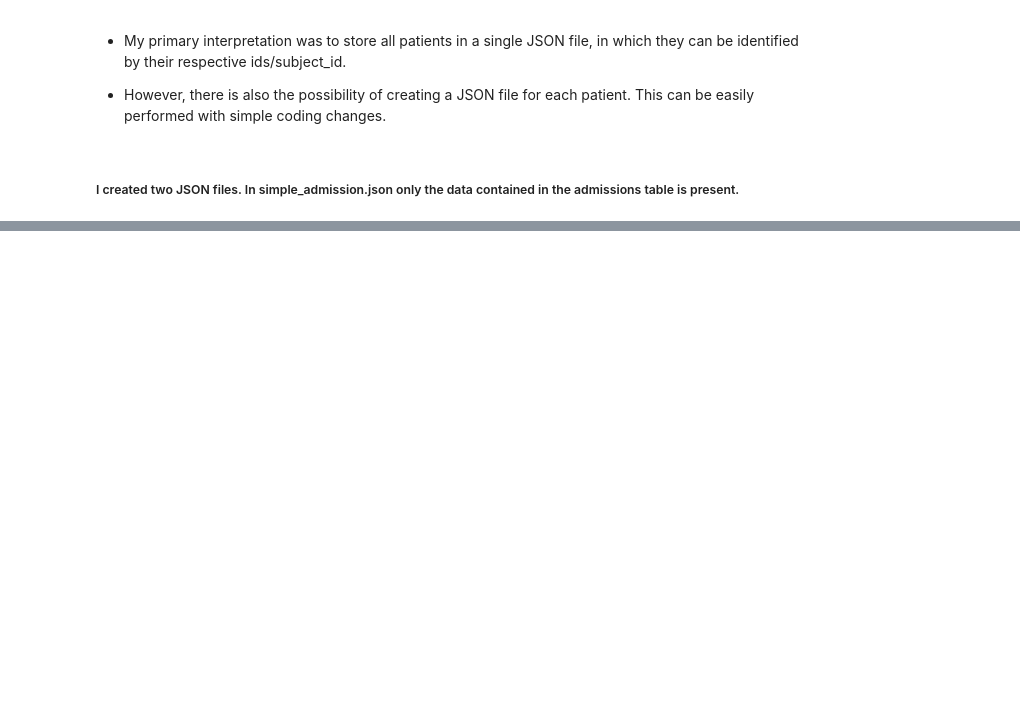
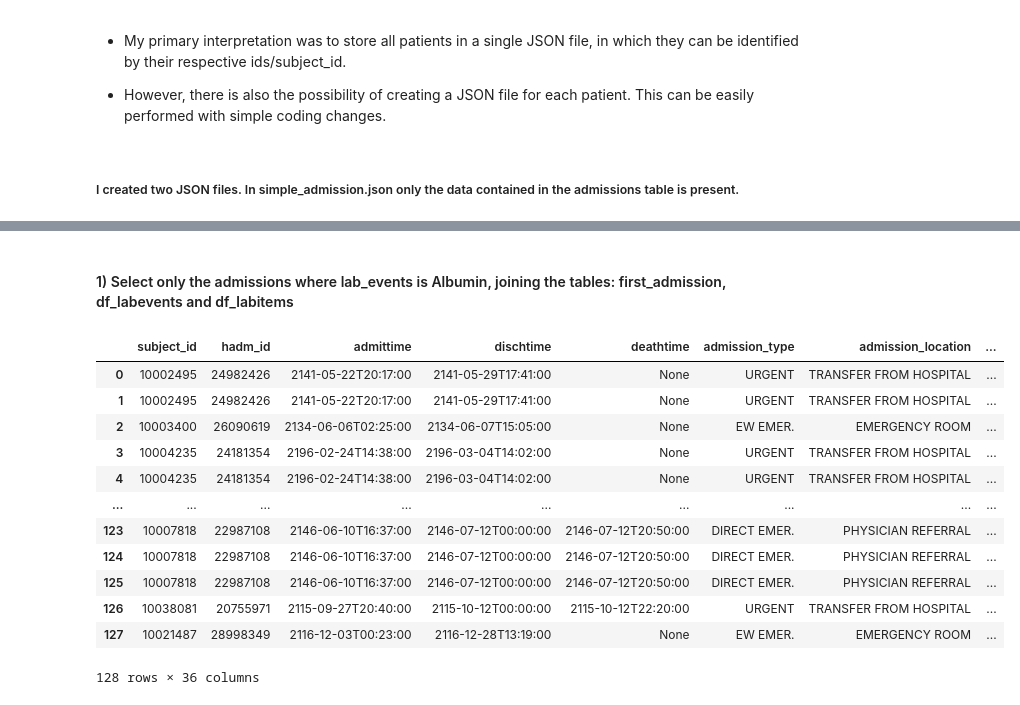
Before and after one commit to clementinojr/Data-Science, a Jupyter notebook: MIMICAnalysis/analysis_main.ipynb, the cells around one changed output, grey strips where cells are left out. Saved outputs shown, nothing was run; the diff lists cells and outputs as text; code cells hidden in the pictures; blank space fills up the shorter version.

```diff
--- a/MIMICAnalysis/analysis_main.ipynb
+++ b/MIMICAnalysis/analysis_main.ipynb
@@ -170,0 +227,35 @@ with open('full_admission.json', 'w') as fp:
+# %% [markdown]
+#### 1) Select only the admissions where lab_events is Albumin, joining the tables: first_admission, df_labevents and df_labitems
+# %%
+query_only_albumin_lab ="""
+
+SELECT *
+FROM
+df_first_admission
+
+JOIN df_labevents ON df_labevents.subject_id = df_first_admission.subject_id and df_labevents.hadm_id = df_first_admission.hadm_id
+
+
+JOIN df_labitems ON df_labitems.itemid = df_labevents.itemid
+
+where upper(df_labitems.label) like '%ALBUMIN%'
+
+
+"""
+df_albumin_lab =sqldf(query_only_albumin_lab, globals())
+# %%
+df_albumin_lab
+# %% [output]
+|  | subject_id | hadm_id | admittime | dischtime | deathtime | admission_type | admission_location | ... |
+| 0 | 10002495 | 24982426 | 2141-05-22T20:17:00 | 2141-05-29T17:41:00 | None | URGENT | TRANSFER FROM HOSPITAL | ... |
+| 1 | 10002495 | 24982426 | 2141-05-22T20:17:00 | 2141-05-29T17:41:00 | None | URGENT | TRANSFER FROM HOSPITAL | ... |
+| 2 | 10003400 | 26090619 | 2134-06-06T02:25:00 | 2134-06-07T15:05:00 | None | EW EMER. | EMERGENCY ROOM | ... |
+| 3 | 10004235 | 24181354 | 2196-02-24T14:38:00 | 2196-03-04T14:02:00 | None | URGENT | TRANSFER FROM HOSPITAL | ... |
+| 4 | 10004235 | 24181354 | 2196-02-24T14:38:00 | 2196-03-04T14:02:00 | None | URGENT | TRANSFER FROM HOSPITAL | ... |
+| ... | ... | ... | ... | ... | ... | ... | ... | ... |
+| 123 | 10007818 | 22987108 | 2146-06-10T16:37:00 | 2146-07-12T00:00:00 | 2146-07-12T20:50:00 | DIRECT EMER. | PHYSICIAN REFERRAL | ... |
+| 124 | 10007818 | 22987108 | 2146-06-10T16:37:00 | 2146-07-12T00:00:00 | 2146-07-12T20:50:00 | DIRECT EMER. | PHYSICIAN REFERRAL | ... |
+| 125 | 10007818 | 22987108 | 2146-06-10T16:37:00 | 2146-07-12T00:00:00 | 2146-07-12T20:50:00 | DIRECT EMER. | PHYSICIAN REFERRAL | ... |
+| 126 | 10038081 | 20755971 | 2115-09-27T20:40:00 | 2115-10-12T00:00:00 | 2115-10-12T22:20:00 | URGENT | TRANSFER FROM HOSPITAL | ... |
+| 127 | 10021487 | 28998349 | 2116-12-03T00:23:00 | 2116-12-28T13:19:00 | None | EW EMER. | EMERGENCY ROOM | ... |
+128 rows × 36 columns
```
Also changed, not shown: parts of 24 cells of this notebook.
